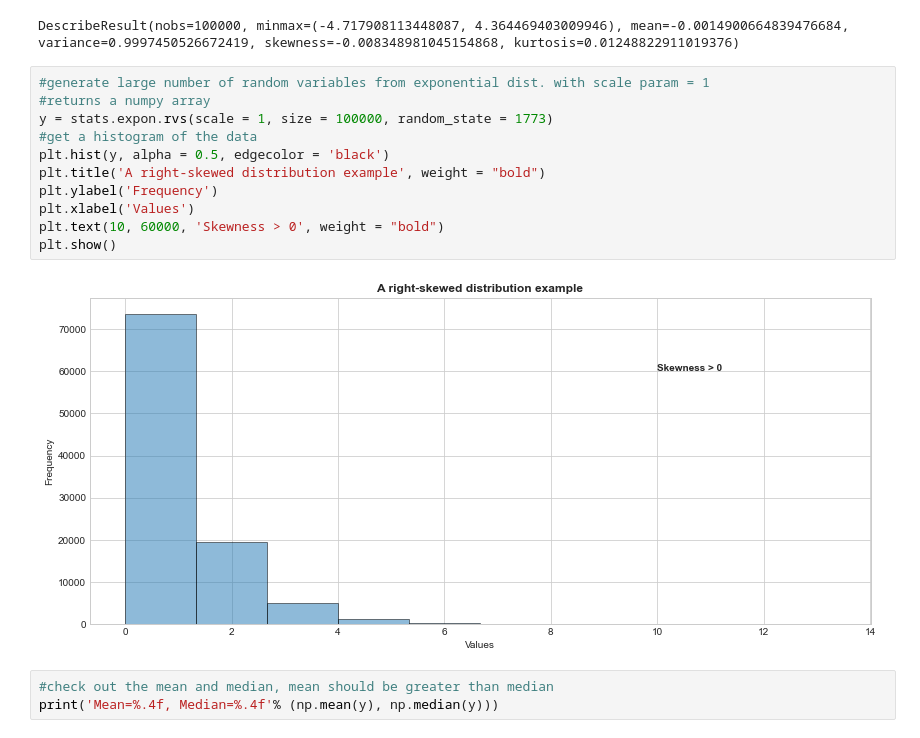
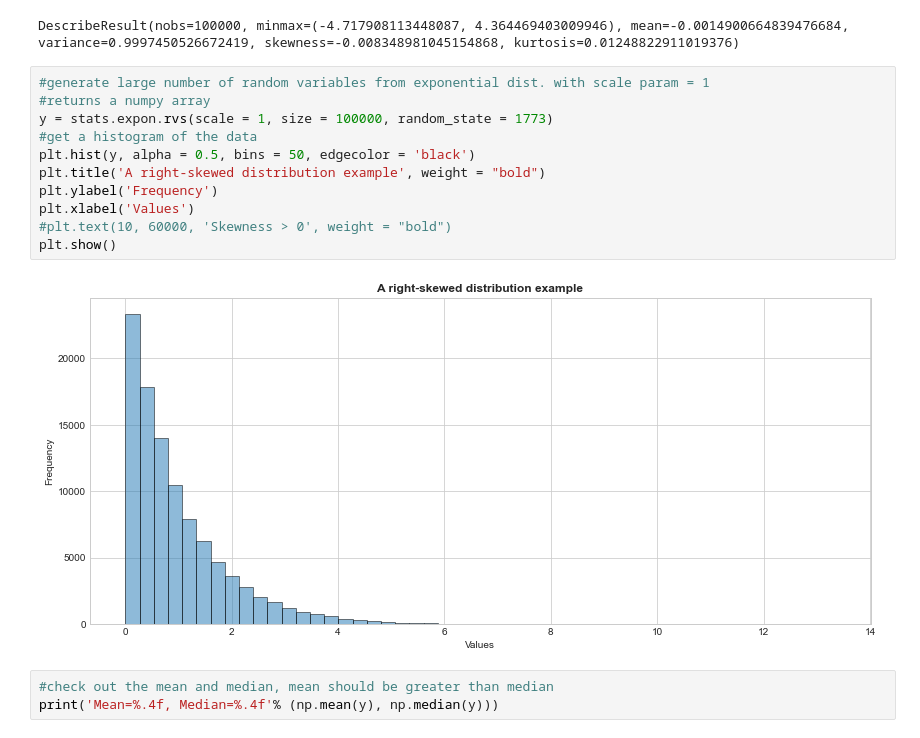
Before and after one commit to MAT555E-Fall22/MAT555E-Fall22.github.io, a Jupyter notebook: lectures/Week_01/Week_01_Eda_01.ipynb, the cells around one changed output. Cells and saved outputs as stored; diff of their text form.

```diff
--- a/lectures/Week_01/Week_01_Eda_01.ipynb
+++ b/lectures/Week_01/Week_01_Eda_01.ipynb
@@ -423,16 +440,16 @@ DescribeResult(nobs=100000, minmax=(-4.717908113448087, 4.364469403009946), mean
 # %%
 #generate large number of random variables from exponential dist. with scale param = 1
 #returns a numpy array
 y = stats.expon.rvs(scale = 1, size = 100000, random_state = 1773)
 #get a histogram of the data
-plt.hist(y, alpha = 0.5, edgecolor = 'black')
+plt.hist(y, alpha = 0.5, bins = 50, edgecolor = 'black')
 plt.title('A right-skewed distribution example', weight = "bold")
 plt.ylabel('Frequency')
 plt.xlabel('Values')
-plt.text(10, 60000, 'Skewness > 0', weight = "bold")
+#plt.text(10, 60000, 'Skewness > 0', weight = "bold")
 plt.show()
 # %% [output]
-[figure, old version]
+[figure, new version]
 # %%
 #check out the mean and median, mean should be greater than median
 print('Mean=%.4f, Median=%.4f'% (np.mean(y), np.median(y)))
```
Also changed, not shown: parts of 5 cells of this notebook, 10 other files.
